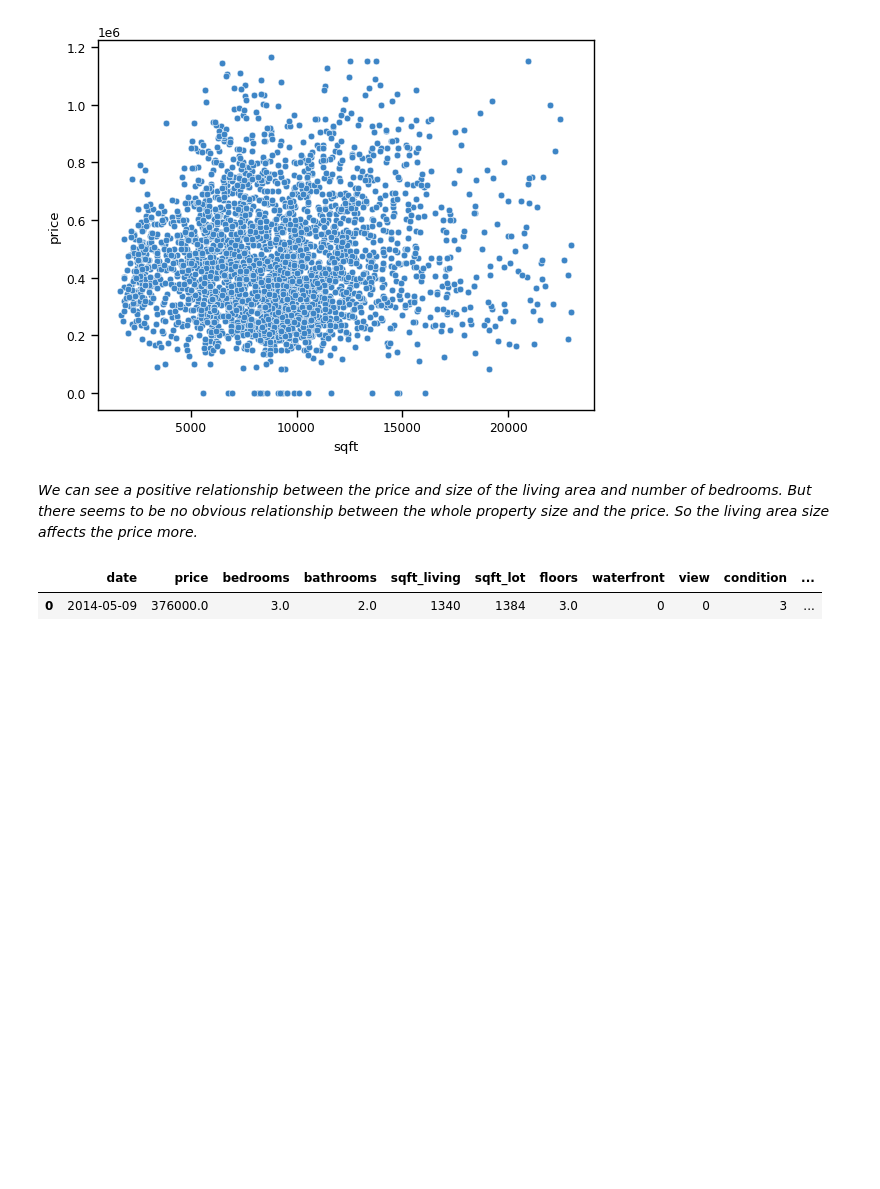
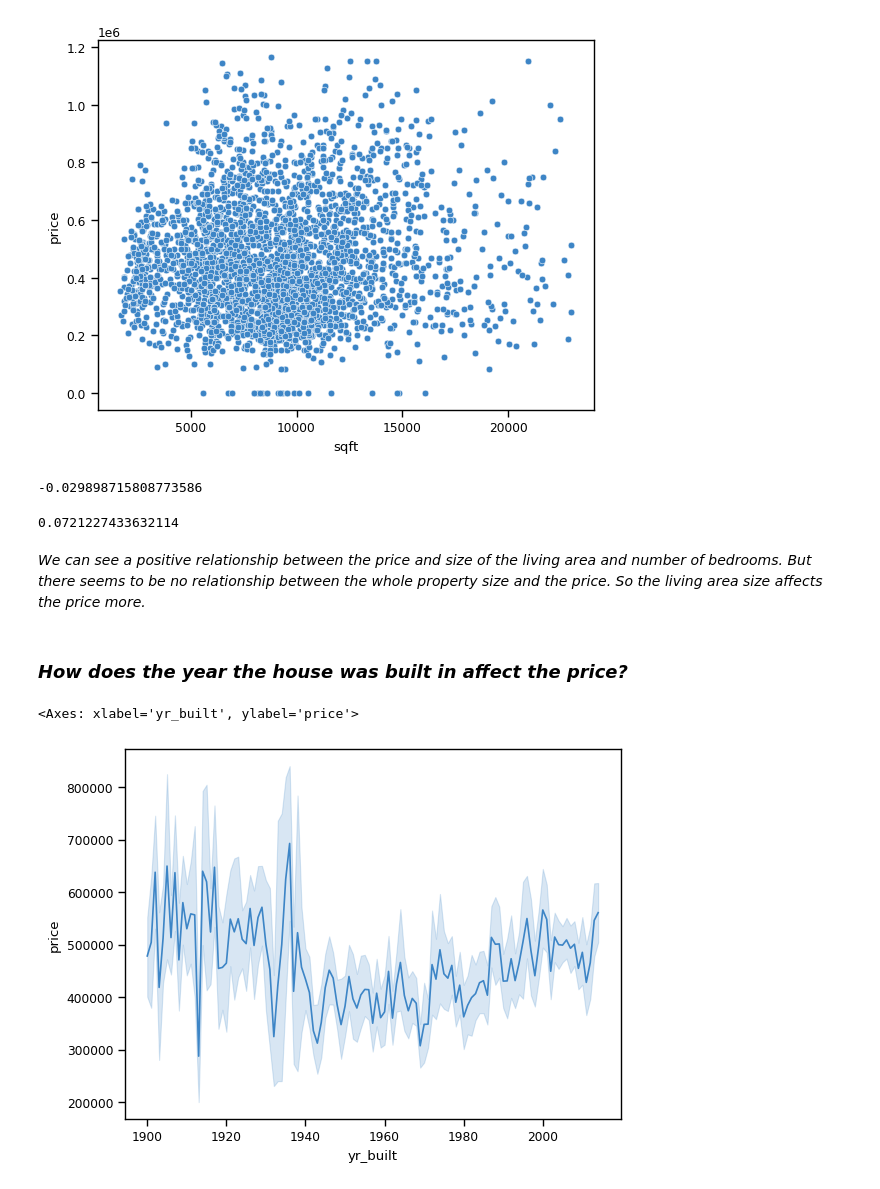
Before and after one commit to Zeinab-kr/Housing-Prices-Analysis, a Jupyter notebook: code.ipynb, the cells around one changed output. Drawn from its saved outputs; the diff is of its cells as text; code cells hidden in the pictures; blank space fills up the shorter version.

Commit message:
year built/renovated and price relationship

```diff
--- a/code.ipynb
+++ b/code.ipynb
@@ -371,10 +371,20 @@ sns.scatterplot(data=house, x='sqft', y='price')
 # %% [output]
 <Axes: xlabel='sqft', ylabel='price'>
 [figure]
+# %%
+house['price'].corr(house['sqft_lot'])
+# %% [output]
+-0.029898715808773586
+# %%
+house['price'].corr(house['sqft'])
+# %% [output]
+0.0721227433632114
 # %% [markdown]
-*We can see a positive relationship between the price and size of the living area and number of bedrooms. But there seems to be no obvious relationship between the whole property size and the price. So the living area size affects the price more.*
+*We can see a positive relationship between the price and size of the living area and number of bedrooms. But there seems to be no  relationship between the whole property size and the price. So the living area size affects the price more.*
-# %%
-house.head(1)
-# %% [output]
-|  | date | price | bedrooms | bathrooms | sqft_living | sqft_lot | floors | waterfront | view | condition | ... |
-| 0 | 2014-05-09 | 376000.0 | 3.0 | 2.0 | 1340 | 1384 | 3.0 | 0 | 0 | 3 | ... |
+# %% [markdown]
+### *How does the year the house was built in affect the price?*
+# %%
+sns.lineplot(data=house, x='yr_built', y='price')
+# %% [output]
+<Axes: xlabel='yr_built', ylabel='price'>
+[figure, added]
```
Also changed, not shown: parts of 7 cells of this notebook.
